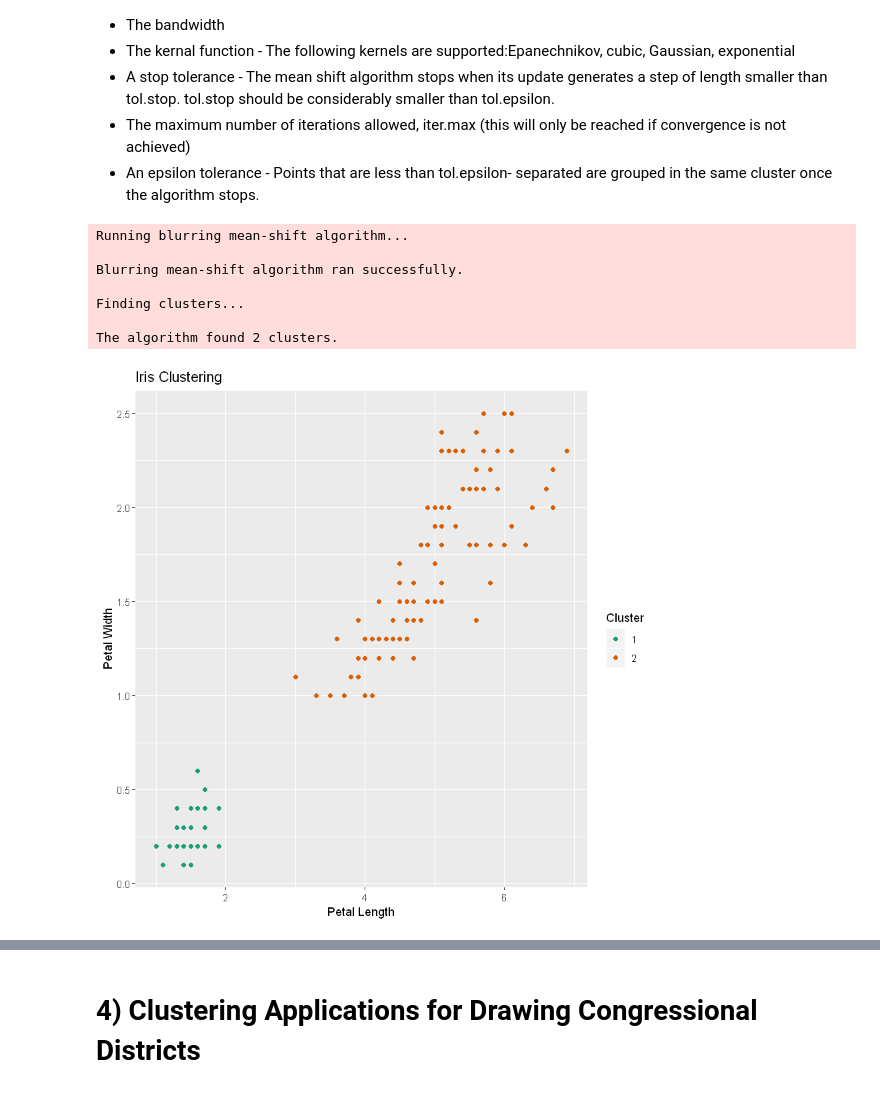
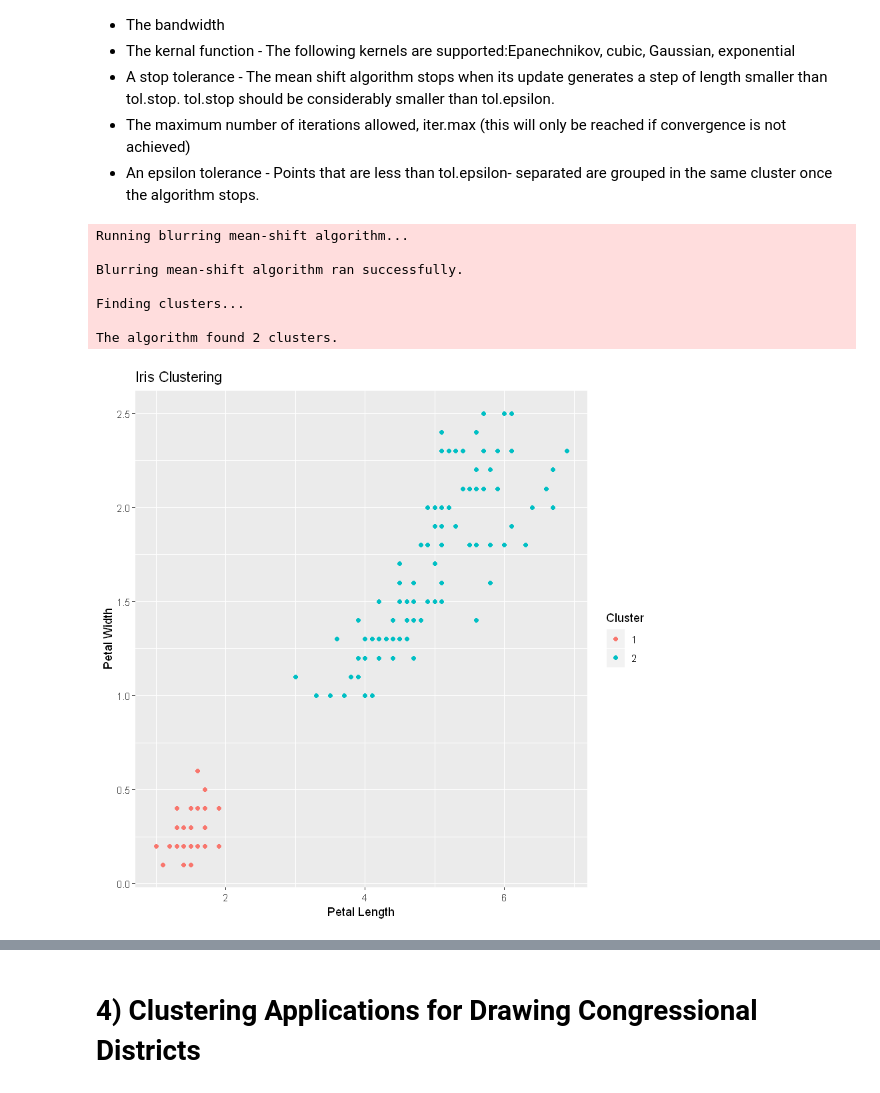
Before and after one commit to rmilanowski/ME532, a Jupyter notebook: ClusteringCongressionalDistricts4.ipynb, the cells around one changed output, grey strips where cells are left out. Drawn from its saved outputs; the diff is of its cells as text; code cells hidden in the pictures.

Commit message:
added meanshift to congressional analysis

```diff
--- a/ClusteringCongressionalDistricts4.ipynb
+++ b/ClusteringCongressionalDistricts4.ipynb
@@ -474,34 +474,33 @@ The bmsClustering() function requires five inputs:
 # %%
 # Set Parameters
 X <- t(TestData)  #The data requires a data set with the points in each column
-h <- .8 # the bandwidth parameter
+h <- 1 # the bandwidth parameter
 kernel <- "epanechnikovKernel" # The kernal can be "epanechnikovKernel", "cubicKernel", "gaussianKernel", "exponentialKernel"
 tol.stop <- 1e-6    # Stop tolerance
 tol.epsilon <- 1e-04  # Eplison tolerance
-max.iter <- 100  # Maximum number of meanshift iterations
+max.iter <- 10  # Maximum number of meanshift iterations
 
 # Apply MeanShift Clustering
 clust_ms <- bmsClustering(X = X,
                          h=h,
                          kernel = kernel,
                          tol.stop = tol.stop,
                          tol.epsilon = tol.epsilon,
                          max.iter = max.iter)
 
 PlotTestDataMS <- iris
 PlotTestDataMS$cluster <- as.factor(clust_ms$labels)
 
 ggplot(PlotTestDataMS) +
     geom_point(aes(x = Petal.Length, y = Petal.Width, color = cluster)) +
     labs(x = "Petal Length", y = "Petal Width", title = "Iris Clustering",
-         color = "Cluster") +
-    scale_color_brewer(palette = "Dark2")
+         color = "Cluster")
 # %% [output]
 Running blurring mean-shift algorithm...
 
 Blurring mean-shift algorithm ran successfully.
 
 Finding clusters...
 
 The algorithm found 2 clusters.
-[figure, old version]
+[figure, new version]
```
Also changed, not shown: parts of 13 cells of this notebook.
